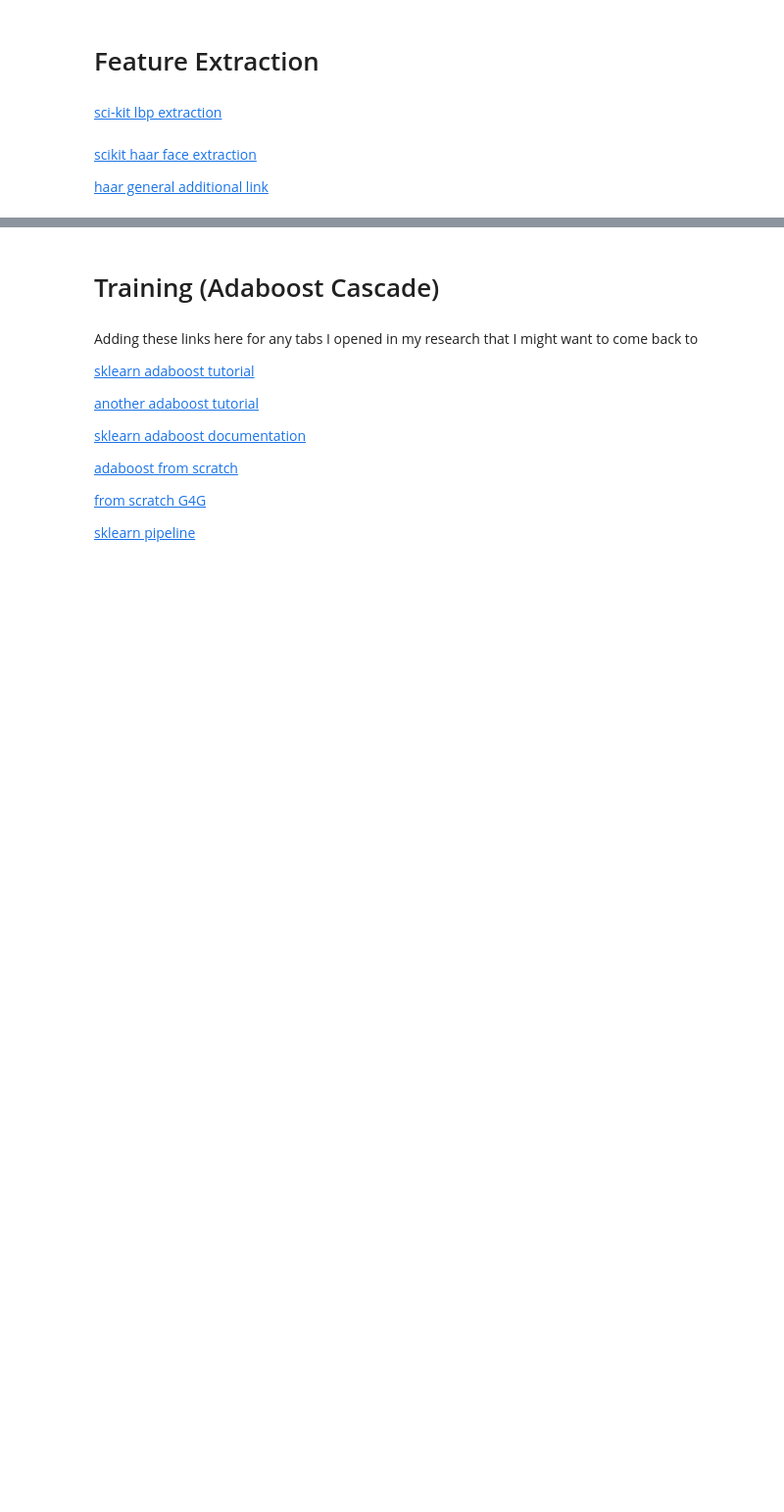
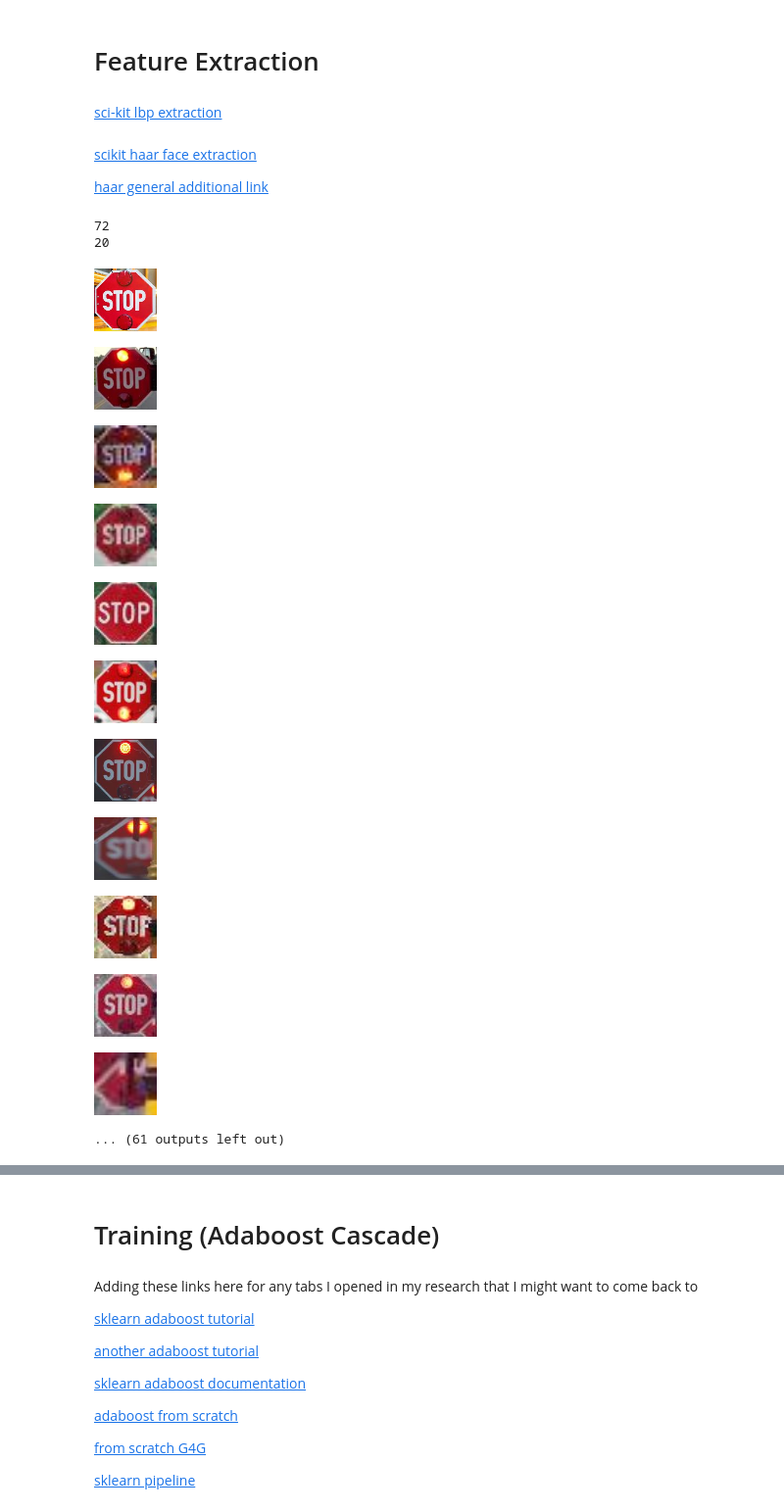
Before and after one commit to tessamitchell/SchoolBusStopSignDetection, a Jupyter notebook: FinalProject.ipynb, the cells around one changed output, grey strips where cells are left out. Shown at 98% size. Saved outputs shown, nothing was run; the diff lists cells and outputs as text; code cells hidden in the pictures; blank space fills up the shorter version.

```diff
--- a/FinalProject.ipynb
+++ b/FinalProject.ipynb
@@ -67,10 +107,15 @@ def load_voc_annotation(xml_path):
 # %%
 import glob
-xml_paths = glob.glob("/content/your_dataset_name-1/train/*.xml")
+
+xml_path = "/content/Stop-Signs-Custom-5/train/"
 # xml_paths = glob.glob("/content/*/*.xml", recursive=True) # for train valid and test xml
+pos_images,neg_images=load_positive_windows(xml_path)
-# %%
-images=[]
-neg_images=[]
+# %%
+xml_path = "/content/Stop-Signs-Custom-6/train/"
+# xml_paths = glob.glob("/content/*/*.xml", recursive=True) # for train valid and test xml
+p2,n2=load_positive_windows(xml_path)
+pos_images.extend(p2)
+neg_images.extend(n2)
 # %% [markdown]
 # Preprocessing
 # %% [markdown]
@@ -105,0 +151,22 @@ def extract_features(img):
+# %%
+print(len(pos_images))
+print(len(neg_images))
+from google.colab.patches import cv2_imshow
+for img in pos_images:
+  cv2_imshow(img)
+# cv2_imshow(pos_images[53])
+# %% [output]
+72
+20
+[figure, added]
+[figure, added]
+[figure, added]
+[figure, added]
+[figure, added]
+[figure, added]
+[figure, added]
+[figure, added]
+[figure, added]
+[figure, added]
+[figure, added]
+... (61 outputs left out)
```
Also changed, not shown: parts of 16 cells of this notebook.
